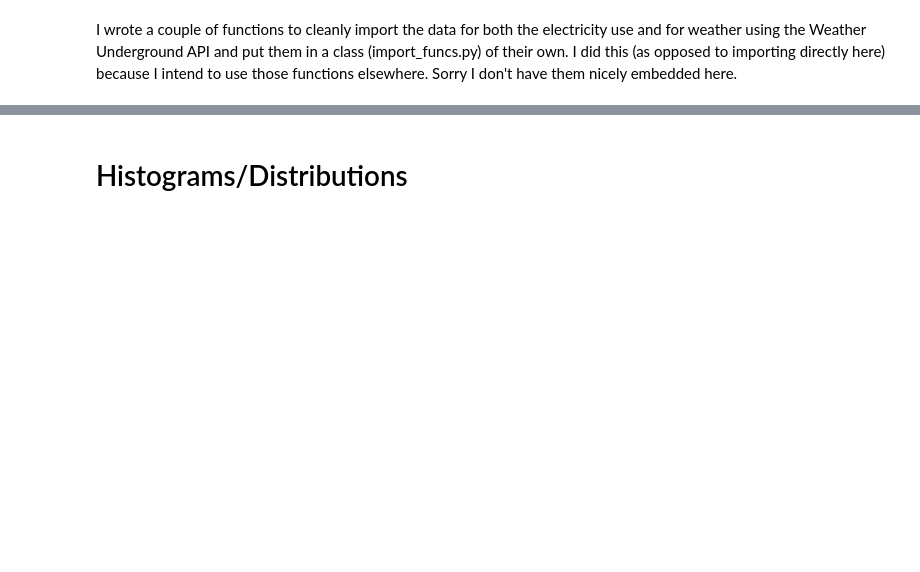
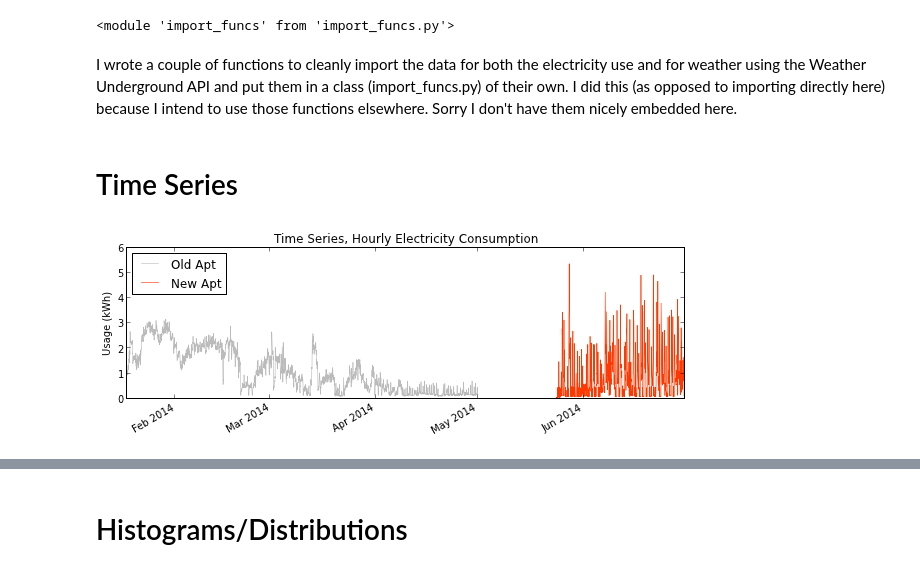
Before and after one commit to jtelszasz/my_energy_forecast_SVR, a Jupyter notebook: apt_compare.ipynb, the cells around one changed output, grey strips where cells are left out. Cells and saved outputs as stored; diff of their text form; code cells hidden in the pictures; blank space fills up the shorter version.

```diff
--- a/apt_compare.ipynb
+++ b/apt_compare.ipynb
@@ -7,7 +9,10 @@ Exploratory data analysis is conducted for a dataset consisting of hourly apartm
 # %%
 import pandas as pd
 import numpy as np
-import import_funcs
+#import import_funcs
+reload(import_funcs)
+# %% [output]
+<module 'import_funcs' from 'import_funcs.py'>
 # %% [markdown]
 I wrote a couple of functions to cleanly import the data for both the electricity use and for weather using the Weather Underground API and put them in a class (import_funcs.py) of their own.  I did this (as opposed to importing directly here) because I intend to use those functions elsewhere.  Sorry I don't have them nicely embedded here.
 # %%
@@ -18,5 +23,24 @@ weather = import_funcs.weather()
 
 # Merge into one Pandas dataframe
 old_apt_and_weather = pd.merge(weather,old_apt,left_index=True,right_index=True)
-#new_apt_and_weather = pd.merge(weather,new_apt,left_index=True,right_index=True)
-new_apt_and_weather = new_apt
+new_apt_and_weather = pd.merge(weather,new_apt,left_index=True,right_index=True)
+#new_apt_and_weather = new_apt
+# %% [markdown]
+# Time Series
+# %%
+gray_light = '#bbbbbb'
+gray_med = '#737373'
+red_orange = '#ff3700'
+# %%
+fig = plt.figure(figsize=[10,3])
+plot_south = old_apt_and_weather['USAGE'].plot(color=gray_light,linewidth=.6)
+plot_north = new_apt_and_weather['USAGE'].plot(color=red_orange,grid='off',linewidth=.6)
+xlim([min(old_apt_and_weather.index),max(new_apt_and_weather.index)])
+title('Time Series, Hourly Electricity Consumption')
+legend(['Old Apt','New Apt'],loc='upper left')
+ylabel('Usage (kWh)')
+xlabel('')
+
+fig.savefig('plots/New-Old-TS.png')
+# %% [output]
+[figure, added]
```
Also changed, not shown: parts of 13 cells of this notebook, 23 other files.
